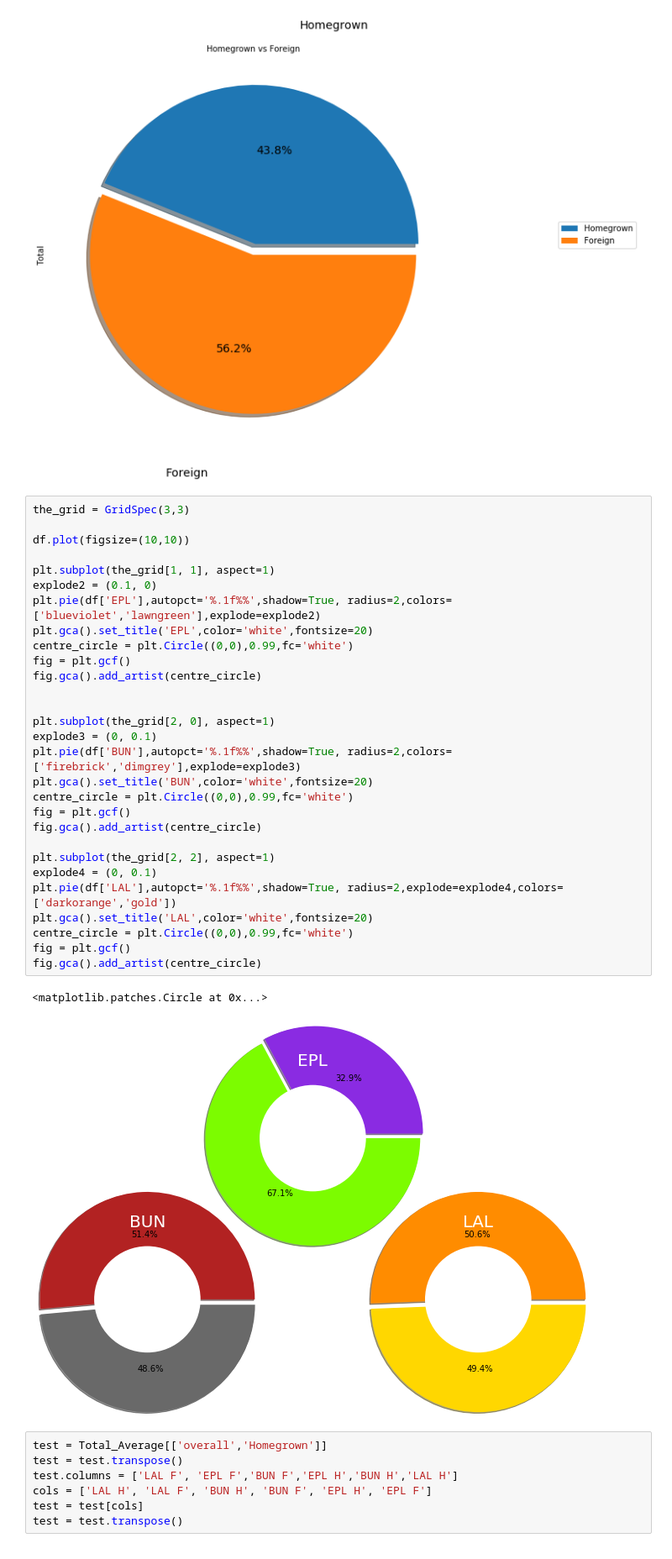
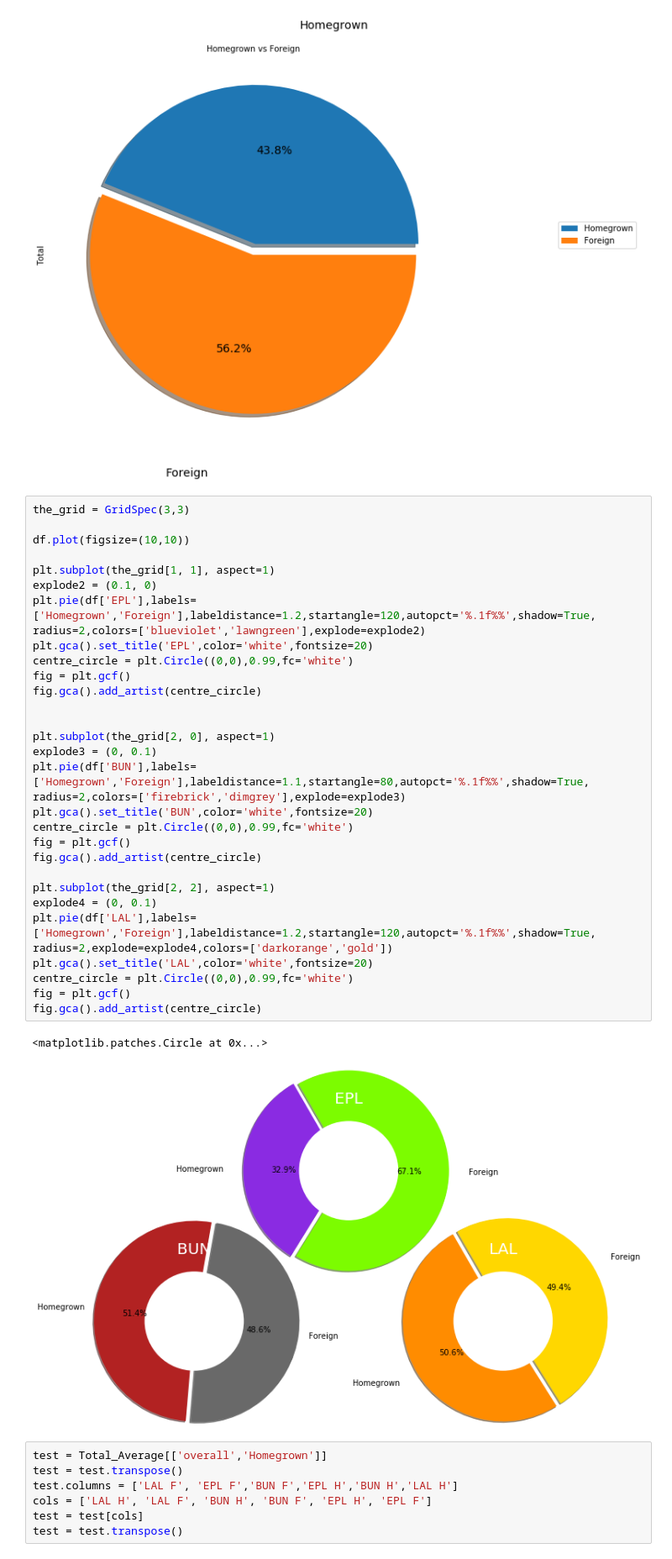
Before and after one commit to markkennedy3/Fifa-vs-Real-Life, a Jupyter notebook: notebooks/analysis/520_RQ3.ipynb, the cells around one changed output. Shown at 84% size. Drawn from its saved outputs; the diff is of its cells as text.

```diff
--- a/notebooks/analysis/520_RQ3.ipynb
+++ b/notebooks/analysis/520_RQ3.ipynb
@@ -179,35 +179,35 @@ Text(0.5,1,'Homegrown vs Foreign')
 # %%
 the_grid = GridSpec(3,3)
 
 df.plot(figsize=(10,10))
 
 plt.subplot(the_grid[1, 1], aspect=1)
 explode2 = (0.1, 0)
-plt.pie(df['EPL'],autopct='%.1f%%',shadow=True, radius=2,colors=['blueviolet','lawngreen'],explode=explode2)
+plt.pie(df['EPL'],labels=['Homegrown','Foreign'],labeldistance=1.2,startangle=120,autopct='%.1f%%',shadow=True, radius=2,colors=['blueviolet','lawngreen'],explode=explode2)
 plt.gca().set_title('EPL',color='white',fontsize=20)
 centre_circle = plt.Circle((0,0),0.99,fc='white')
 fig = plt.gcf()
 fig.gca().add_artist(centre_circle)
 
 
 plt.subplot(the_grid[2, 0], aspect=1)
 explode3 = (0, 0.1)
-plt.pie(df['BUN'],autopct='%.1f%%',shadow=True, radius=2,colors=['firebrick','dimgrey'],explode=explode3)
+plt.pie(df['BUN'],labels=['Homegrown','Foreign'],labeldistance=1.1,startangle=80,autopct='%.1f%%',shadow=True, radius=2,colors=['firebrick','dimgrey'],explode=explode3)
 plt.gca().set_title('BUN',color='white',fontsize=20)
 centre_circle = plt.Circle((0,0),0.99,fc='white')
 fig = plt.gcf()
 fig.gca().add_artist(centre_circle)
 
 plt.subplot(the_grid[2, 2], aspect=1)
 explode4 = (0, 0.1)
-plt.pie(df['LAL'],autopct='%.1f%%',shadow=True, radius=2,explode=explode4,colors=['darkorange','gold'])
+plt.pie(df['LAL'],labels=['Homegrown','Foreign'],labeldistance=1.2,startangle=120,autopct='%.1f%%',shadow=True, radius=2,explode=explode4,colors=['darkorange','gold'])
 plt.gca().set_title('LAL',color='white',fontsize=20)
 centre_circle = plt.Circle((0,0),0.99,fc='white')
 fig = plt.gcf()
 fig.gca().add_artist(centre_circle)
 # %% [output]
 <matplotlib.patches.Circle at 0x...>
-[figure, old version]
+[figure, new version]
 # %%
 test = Total_Average[['overall','Homegrown']]
 test = test.transpose()
```
